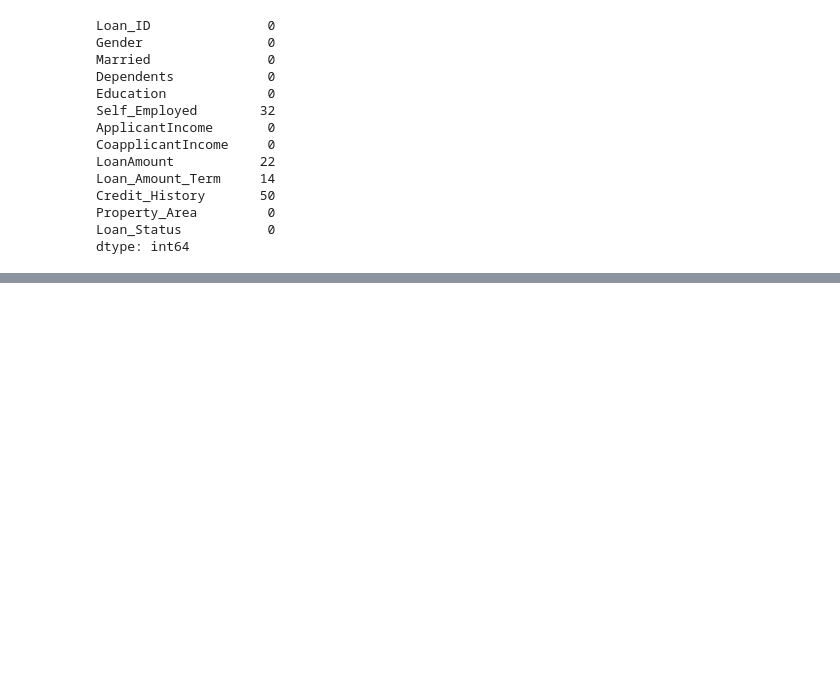
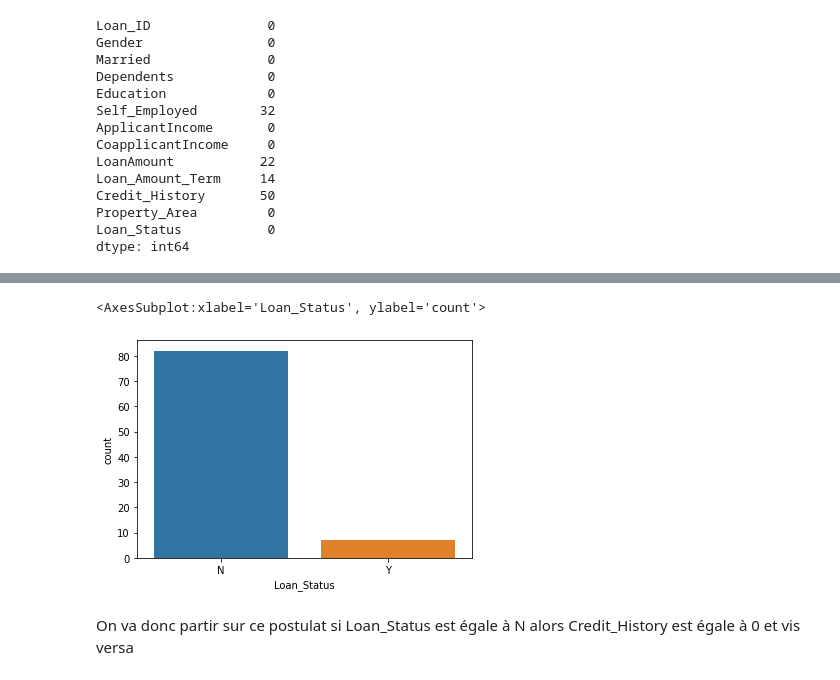
Before and after one commit to Gfeuillas/finance_project, a Jupyter notebook: Projet Finance.ipynb, the cells around one changed output, grey strips where cells are left out. Saved outputs shown, nothing was run; the diff lists cells and outputs as text; code cells hidden in the pictures; blank space fills up the shorter version.

```diff
--- a/Projet Finance.ipynb
+++ b/Projet Finance.ipynb
@@ -561,0 +668,8 @@ dtype: int64
+# %%
+sns.countplot("Loan_Status", data=df_cln3.loc[df_cln3.Credit_History == 0])
+#Une majorité écrasante de Credit_History  0 ce voient refusé un nouveau crédit.
+# %% [output]
+<AxesSubplot:xlabel='Loan_Status', ylabel='count'>
+[figure, added]
+# %% [markdown]
+On va donc partir sur ce postulat si Loan_Status est égale à N alors Credit_History est égale à 0 et vis versa
```
Also changed, not shown: parts of 18 cells of this notebook.
